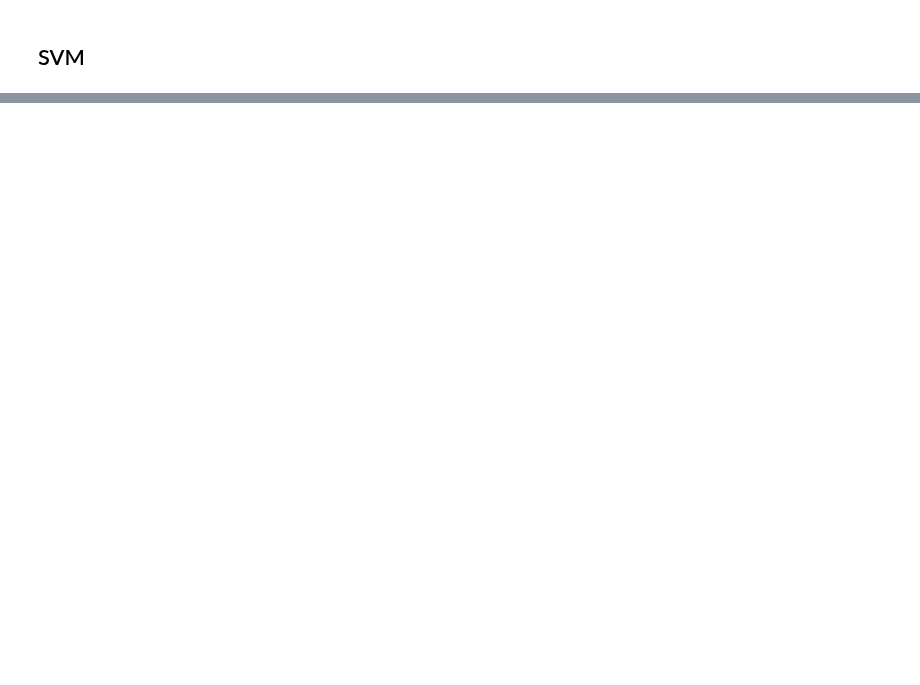
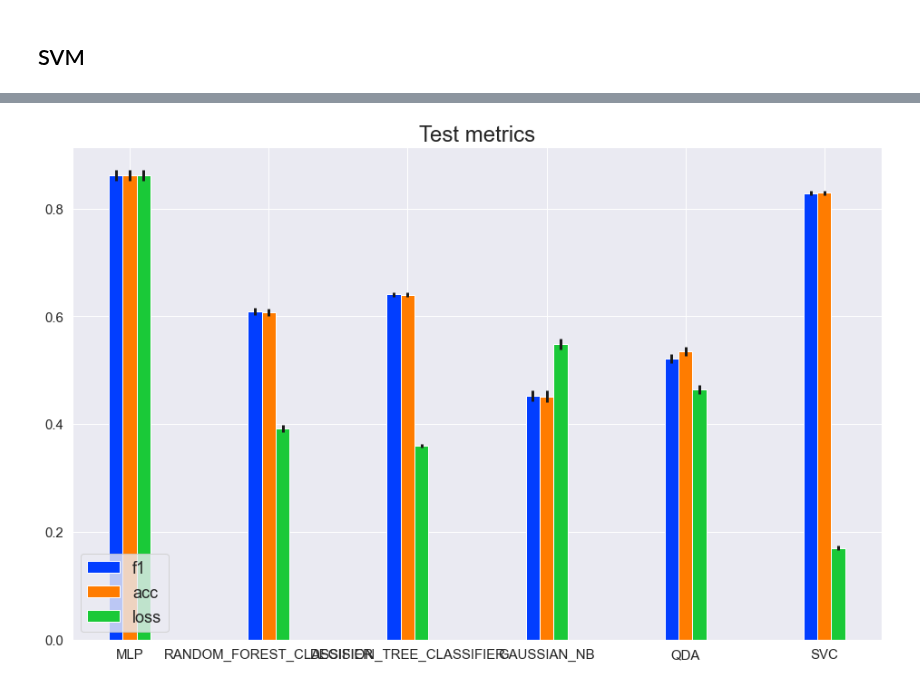
Before and after one commit to prushh/movie-lens-mlp, a Jupyter notebook: notebooks/3.0-performance-analysis.ipynb, the cells around one changed output, grey strips where cells are left out. Cells and saved outputs as stored; diff of their text form; code cells hidden in the pictures; blank space fills up the shorter version.

Commit message:
Add multibar plot for metrics with optional confidence intervals

```diff
--- a/notebooks/3.0-performance-analysis.ipynb
+++ b/notebooks/3.0-performance-analysis.ipynb
@@ -249,4 +296,4 @@ print_statistics_model(res_decision_tree, 'decision tree classifier')
 #### Gaussian naive bayes
 # %%
 res_gaussian_nb = calculate_statistics_sklearn(naive_res, 'gaussian_nb')
-print_statistics_model(res_gaussian_nb, 'gaussianNB')
+df_test_metric = summary_statistics_model(df_test_metric, res_gaussian_nb, 'gaussian_nb')
@@ -254,5 +309,5 @@ print_statistics_model(res_gaussian_nb, 'gaussianNB')
 #### QDA
 # %%
 res_qda = calculate_statistics_sklearn(naive_res, 'qda')
-print_statistics_model(res_qda, 'QDA')
+df_test_metric = summary_statistics_model(df_test_metric, res_qda, 'qda')
 # %% [output]
@@ -267,5 +322,5 @@ Best hyperparams configuration:
 ## SVM
 # %%
 res_svm = calculate_statistics_sklearn(svm_res, 'svc')
-print_statistics_model(res_svm, 'SVM')
+df_test_metric = summary_statistics_model(df_test_metric, res_svm, 'svc')
 # %% [output]
@@ -278,0 +345,24 @@ Best hyperparams configuration:
+# %%
+from src.visualization.visualize import barplot_multiple_columns
+import numpy as np
+
+# TODO: change function and params name? Return new list or use reference (it works)?
+def add_value_array(old_list: List, df_test: pd.DataFrame, col_name: str) -> None:
+    tmp = []
+    for model_name in df_test['model'].unique():
+            metric_value = df_test[df_test['model'] == model_name][col_name].values[0]
+            tmp.append(metric_value)
+    old_list.append(np.array(tmp))
+
+metrics = []
+add_value_array(metrics, df_test_metric, 'f1_mu')
+add_value_array(metrics, df_test_metric, 'acc_mu')
+add_value_array(metrics, df_test_metric, 'loss_mu')
+print(metrics)
+
+
+y_errs = []
+add_value_array(y_errs, df_test_metric, 'f1_ci')
+add_value_array(y_errs, df_test_metric, 'acc_ci')
+add_value_array(y_errs, df_test_metric, 'loss_ci')
+print(y_errs)
@@ -278,0 +378,4 @@ Best hyperparams configuration:
+# %%
+barplot_multiple_columns(groups=df_test_metric['model'].unique(), elements_group=['f1', 'acc', 'loss'], data=metrics, yerr=y_errs, title='Test metrics')
+# %% [output]
+[figure, added]
```
Also changed, not shown: parts of 17 cells of this notebook, 1 other file.
